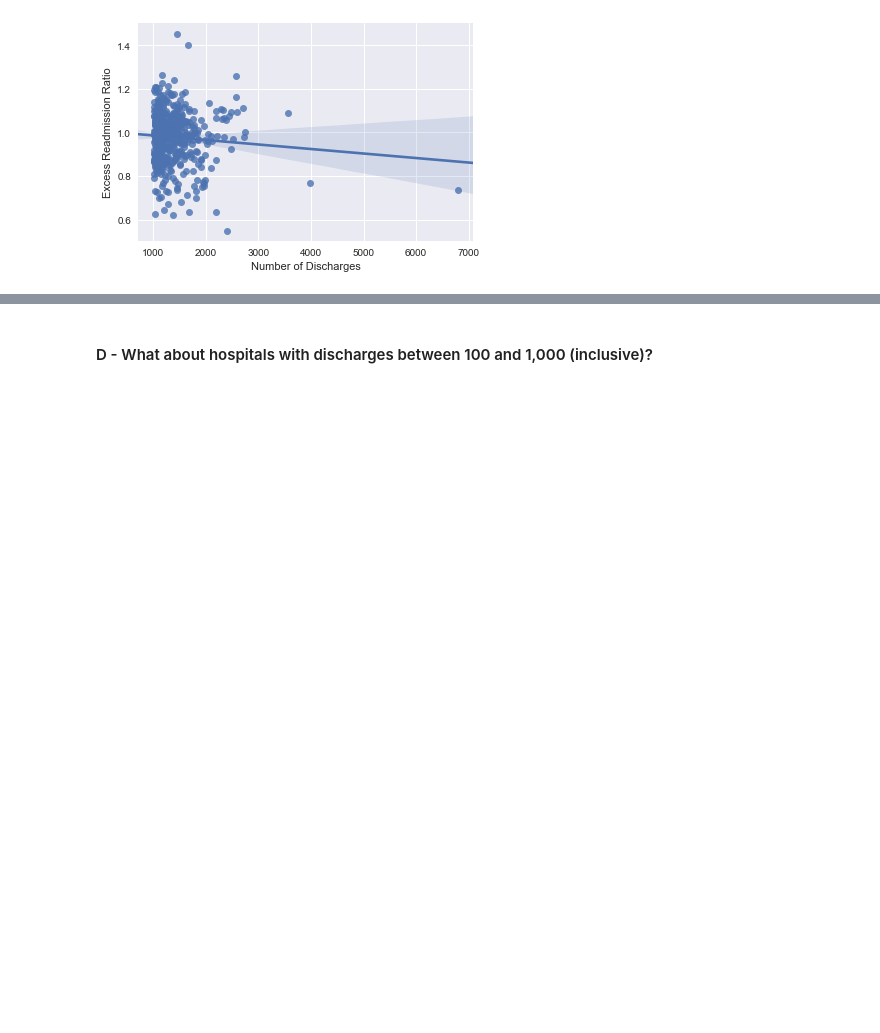
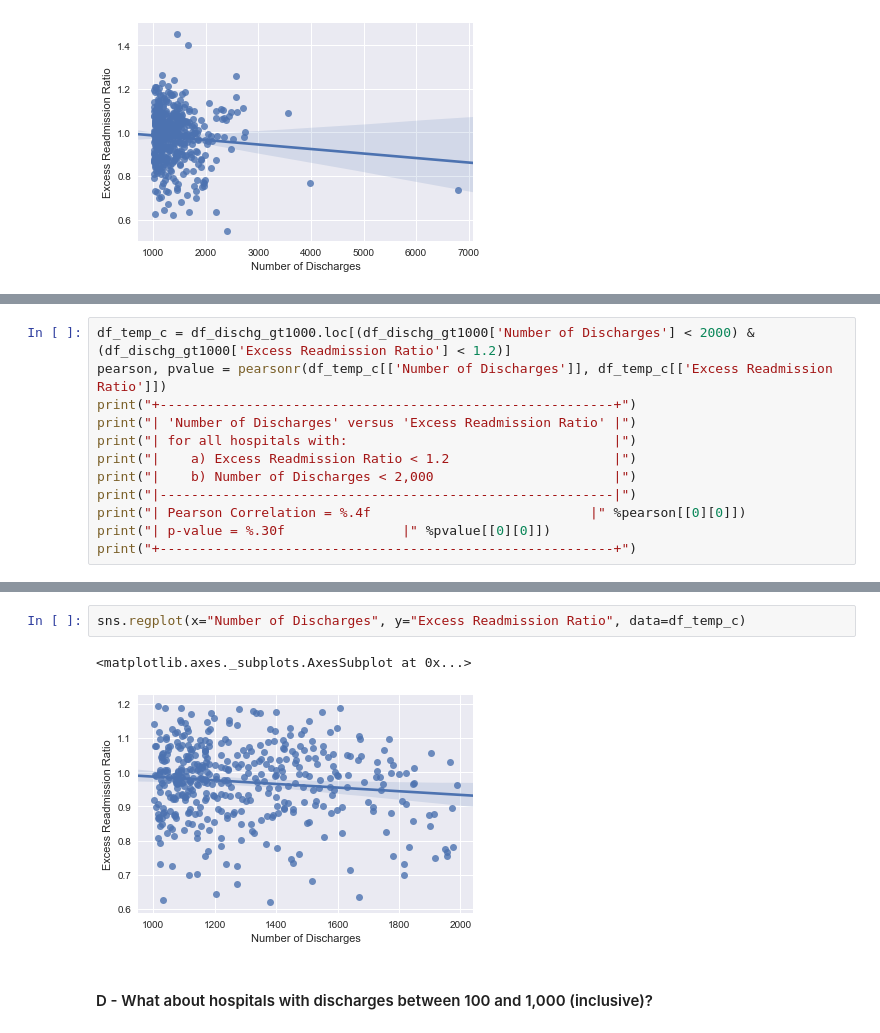
Before and after one commit to davicsilva/dsintensive, a Jupyter notebook: notebooks/eda-miniprojects/hospital_readmit/sliderule_dsi_inferential_statistics_exercise_3.ipynb, the cells around one changed output, grey strips where cells are left out. Cells and saved outputs as stored; diff of their text form; blank space fills up the shorter version.

```diff
--- a/notebooks/eda-miniprojects/hospital_readmit/sliderule_dsi_inferential_statistics_exercise_3.ipynb
+++ b/notebooks/eda-miniprojects/hospital_readmit/sliderule_dsi_inferential_statistics_exercise_3.ipynb
@@ -283,0 +365,12 @@ sns.regplot(x="Number of Discharges", y="Excess Readmission Ratio", data=df_disc
+# %%
+df_temp_c = df_dischg_gt1000.loc[(df_dischg_gt1000['Number of Discharges'] < 2000) & (df_dischg_gt1000['Excess Readmission Ratio'] < 1.2)]
+pearson, pvalue = pearsonr(df_temp_c[['Number of Discharges']], df_temp_c[['Excess Readmission Ratio']])
+print("+----------------------------------------------------------+")
+print("| 'Number of Discharges' versus 'Excess Readmission Ratio' |")
+print("| for all hospitals with:                                  |")
+print("|    a) Excess Readmission Ratio < 1.2                     |")
+print("|    b) Number of Discharges < 2,000                       |")
+print("|----------------------------------------------------------|")
+print("| Pearson Correlation = %.4f                            |" %pearson[[0][0]])
+print("| p-value = %.30f               |" %pvalue[[0][0]])
+print("+----------------------------------------------------------+")
@@ -284,3 +387,8 @@ sns.regplot(x="Number of Discharges", y="Excess Readmission Ratio", data=df_disc
+# %%
+sns.regplot(x="Number of Discharges", y="Excess Readmission Ratio", data=df_temp_c)
+# %% [output]
+<matplotlib.axes._subplots.AxesSubplot at 0x...>
+[figure, added]
 # %% [markdown]
 #### D - What about hospitals with discharges between 100 and 1,000 (inclusive)?
 # %%
```
Also changed, not shown: parts of 24 cells of this notebook.
